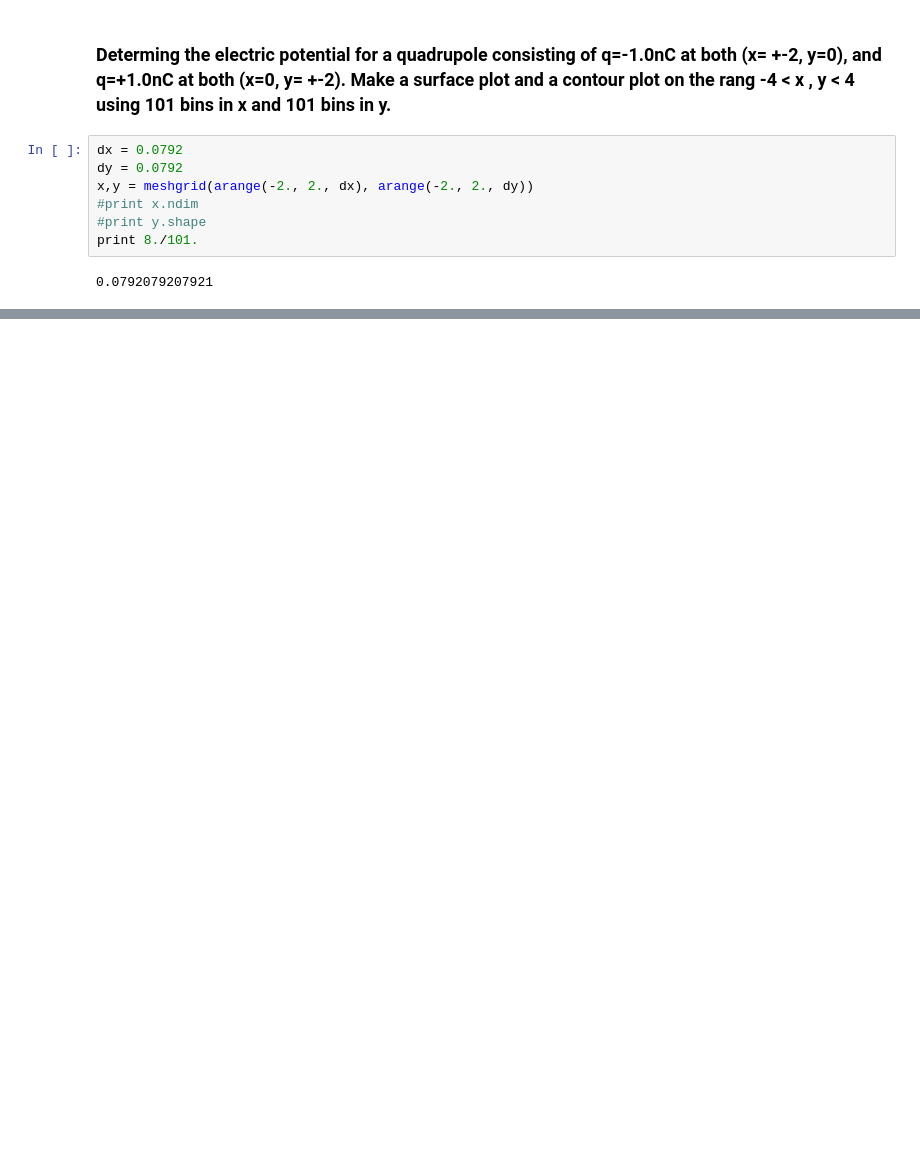
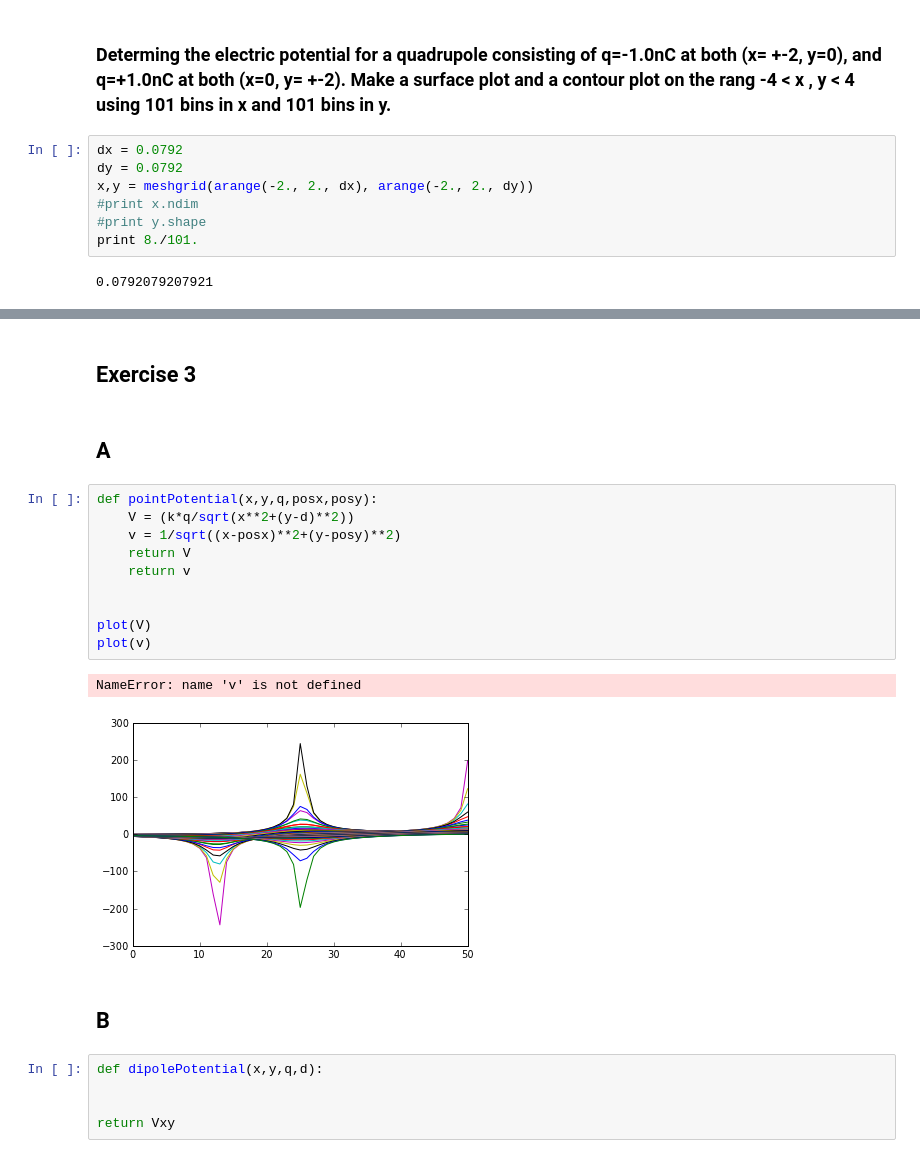
Before and after one commit to ewjohnst/PHYS202-S13, a Jupyter notebook: Week4/TuesdayApril23Notes.ipynb, the cells around one changed output, grey strips where cells are left out. Saved outputs shown, nothing was run; the diff lists cells and outputs as text; blank space fills up the shorter version.

Commit message:
Working on exercise 3

```diff
--- a/Week4/TuesdayApril23Notes.ipynb
+++ b/Week4/TuesdayApril23Notes.ipynb
@@ -97,0 +98,27 @@ show()
+# %% [markdown]
+Exercise 3
+-
+# %% [markdown]
+A
+-
+# %%
+def pointPotential(x,y,q,posx,posy):
+    V = (k*q/sqrt(x**2+(y-d)**2))
+    v = 1/sqrt((x-posx)**2+(y-posy)**2)
+    return V
+    return v
+
+
+plot(V)
+plot(v)
+# %% [output]
+NameError: name 'v' is not defined
+[figure, added]
+# %% [markdown]
+B
+-
+# %%
+def dipolePotential(x,y,q,d):
+
+
+return Vxy
```
Also changed, not shown: parts of 4 cells of this notebook.
